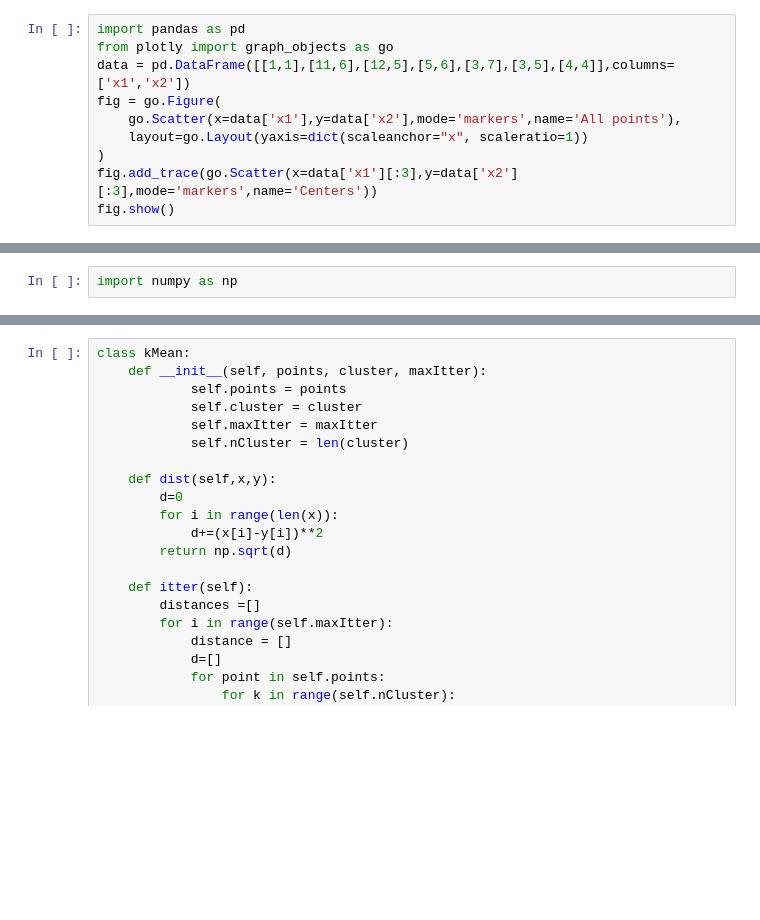
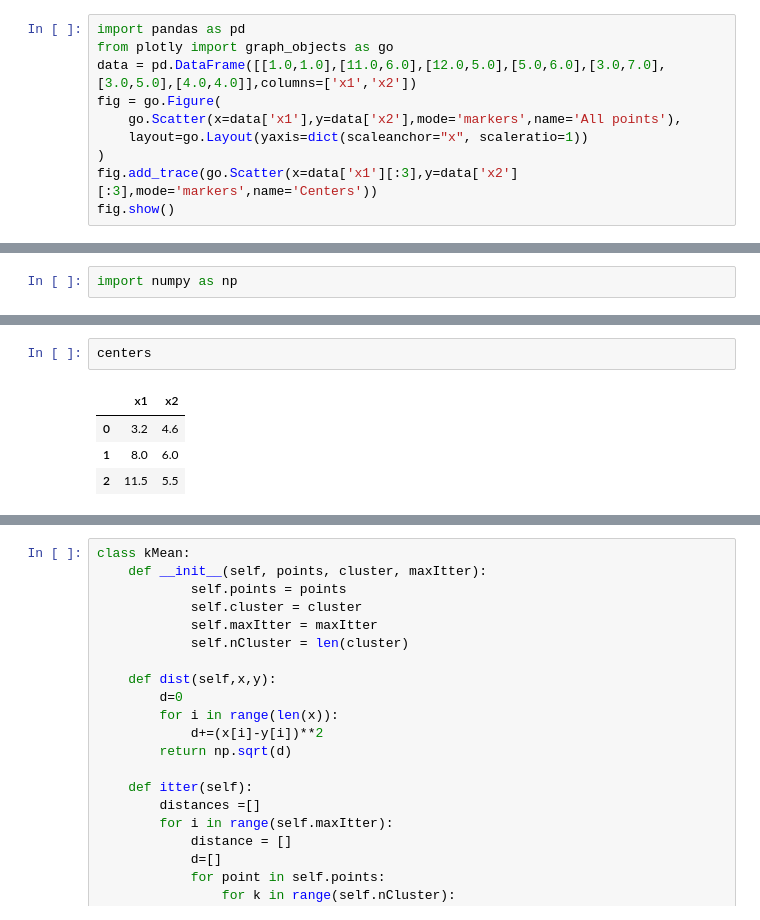
Before and after one commit to MagischeMiesmuschel/MaschinellesLernen, a Jupyter notebook: asg9.ipynb, the cells around one changed output, grey strips where cells are left out. Saved outputs shown, nothing was run; the diff lists cells and outputs as text; blank space fills up the shorter version.

Commit message:
float data frame

```diff
--- a/asg9.ipynb
+++ b/asg9.ipynb
@@ -5,7 +5,7 @@ Given the following data set with 7 objects (in $\mathbb{R}^2$):
 # %%
 import pandas as pd
 from plotly import graph_objects as go
-data = pd.DataFrame([[1,1],[11,6],[12,5],[5,6],[3,7],[3,5],[4,4]],columns=['x1','x2'])
+data = pd.DataFrame([[1.0,1.0],[11.0,6.0],[12.0,5.0],[5.0,6.0],[3.0,7.0],[3.0,5.0],[4.0,4.0]],columns=['x1','x2'])
 fig = go.Figure(
     go.Scatter(x=data['x1'],y=data['x2'],mode='markers',name='All points'),
     layout=go.Layout(yaxis=dict(scaleanchor="x", scaleratio=1))
@@ -86,0 +75,7 @@ Keine neuen Center mehr nach 4 Itterationen.
+# %%
+centers
+# %% [output]
+|  | x1 | x2 |
+| 0 | 3.2 | 4.6 |
+| 1 | 8.0 | 6.0 |
+| 2 | 11.5 | 5.5 |
```
Also changed, not shown: parts of 3 cells of this notebook.
